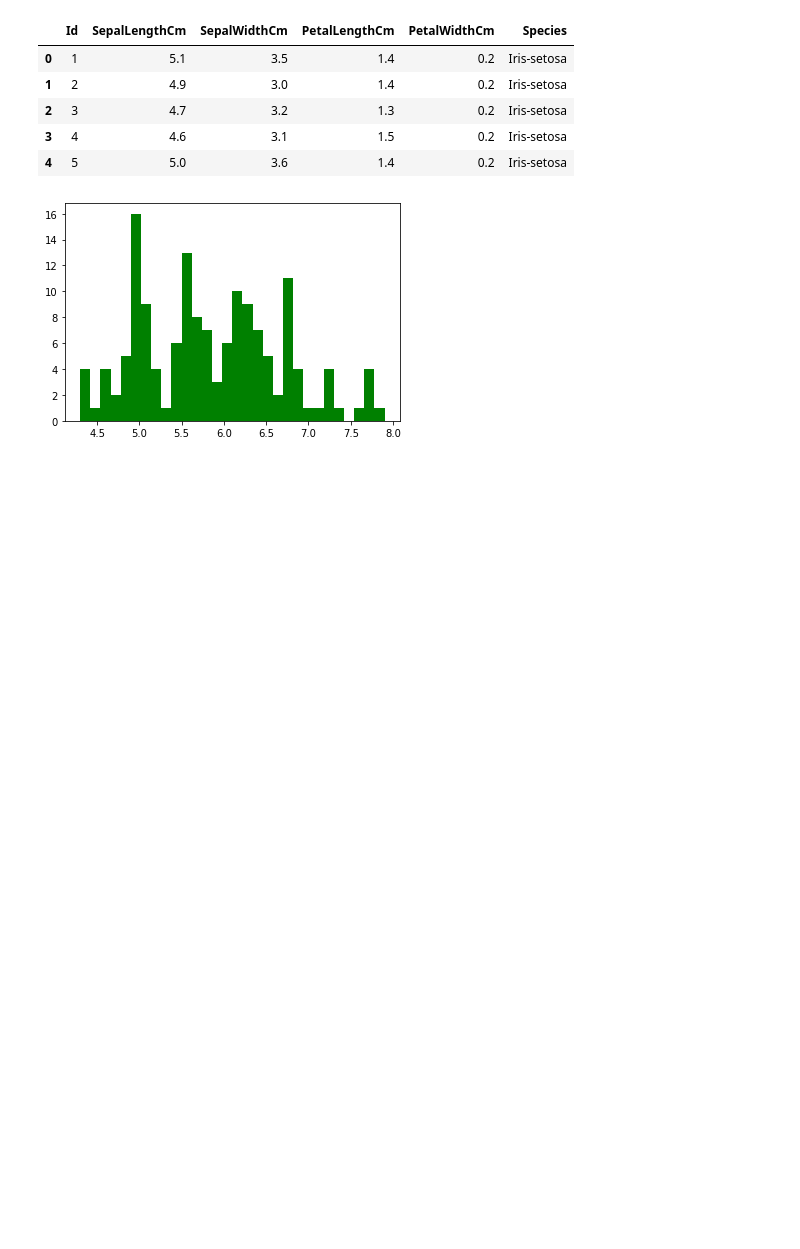
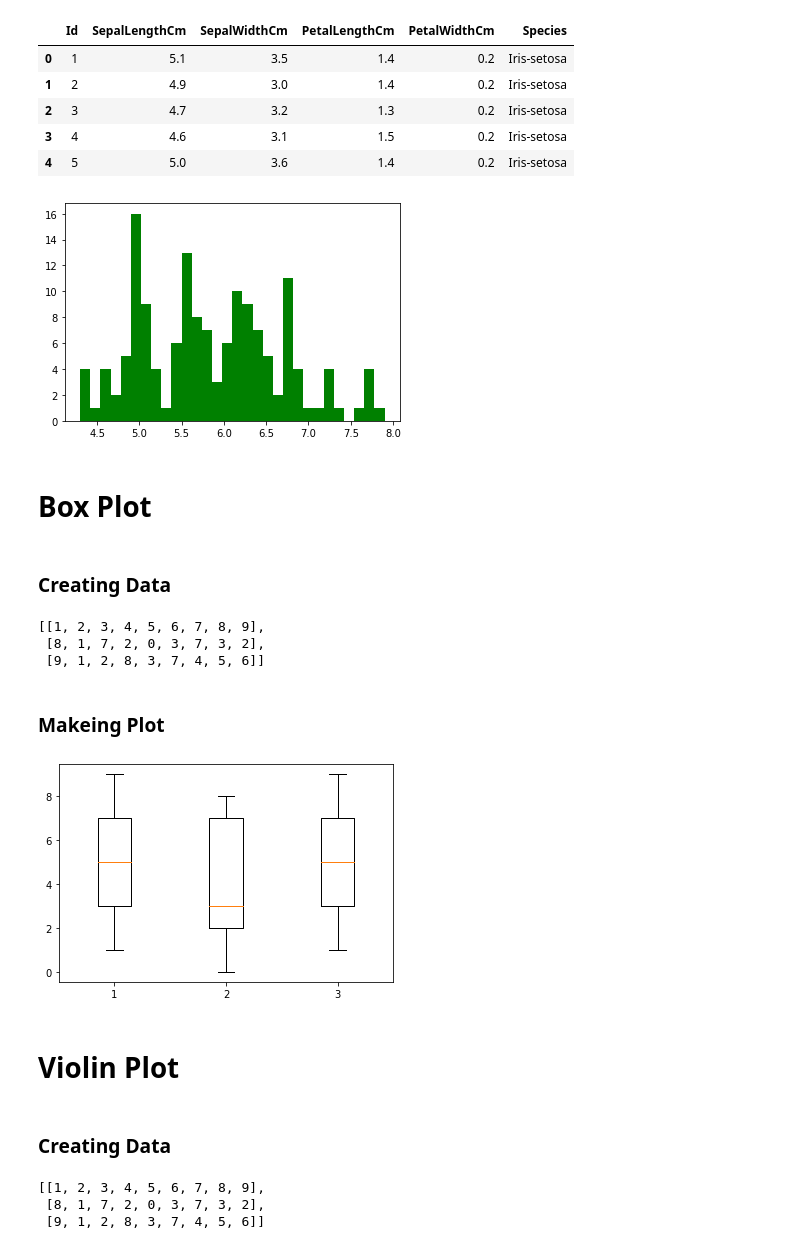
Before and after one commit to imamahasane/Matplotlib_Practices, a Jupyter notebook: MatplotlibPractice.ipynb, the cells around one changed output. Drawn from its saved outputs; the diff is of its cells as text; code cells hidden in the pictures; blank space fills up the shorter version.

```diff
--- a/MatplotlibPractice.ipynb
+++ b/MatplotlibPractice.ipynb
@@ -284,3 +284,30 @@ plt.hist(iris['SepalLengthCm'], bins = 30, color = 'g')
 plt.show()
 # %% [output]
 [figure]
+# %% [markdown]
+# Box Plot
+# %% [markdown]
+### Creating Data
+# %%
+x = [1, 2, 3, 4, 5, 6, 7, 8, 9]
+m = [8, 1, 7, 2, 0, 3, 7, 3, 2]
+n = [9, 1, 2, 8, 3, 7, 4, 5, 6]
+
+data = list([x, m, n])
+# %%
+data
+# %% [output]
+[[1, 2, 3, 4, 5, 6, 7, 8, 9],
+ [8, 1, 7, 2, 0, 3, 7, 3, 2],
+ [9, 1, 2, 8, 3, 7, 4, 5, 6]]
+# %% [markdown]
+### Makeing Plot
+# %%
+plt.boxplot(data)
+plt.show()
+# %% [output]
+[figure, added]
+# %% [markdown]
+# Violin Plot
+# %% [markdown]
+### Creating Data
@@ -286,0 +320,6 @@ plt.show()
+# %%
+data
+# %% [output]
+[[1, 2, 3, 4, 5, 6, 7, 8, 9],
+ [8, 1, 7, 2, 0, 3, 7, 3, 2],
+ [9, 1, 2, 8, 3, 7, 4, 5, 6]]
```
Also changed, not shown: parts of 16 cells of this notebook.
